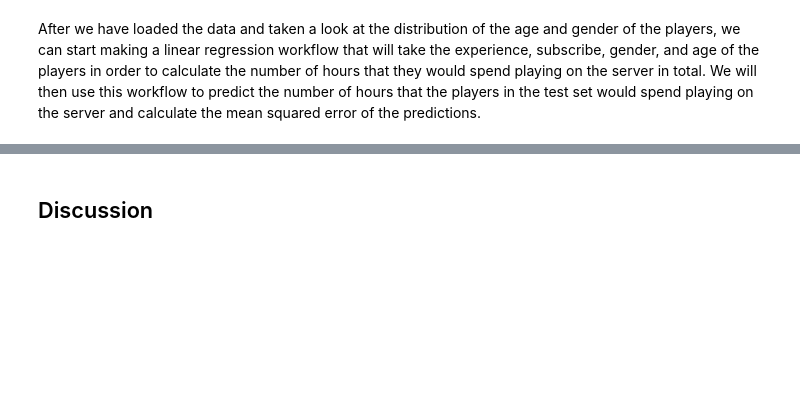
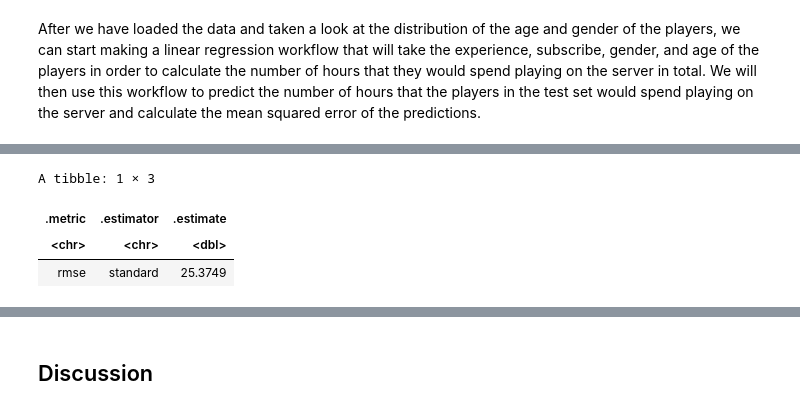
Before and after one commit to 0xc60f/dsci-100-2024w1-group-004-3, a Jupyter notebook: report.ipynb, the cells around one changed output, grey strips where cells are left out. Saved outputs shown, nothing was run; the diff lists cells and outputs as text; code cells hidden in the pictures; blank space fills up the shorter version.

```diff
--- a/report.ipynb
+++ b/report.ipynb
@@ -153,0 +146,24 @@ ERROR: Error in vfold_cv(players_train, v = 5, strata = played_hours): could not
+# %%
+set.seed(1992)
+
+knn_final_spec <- nearest_neighbor(weight_func = "rectangular", neighbors = 72) |>
+      set_engine("kknn") |>
+      set_mode("regression")
+
+knn_fit <- workflow() |>
+    add_recipe(players_knn_recipe) |>
+    add_model(knn_final_spec) |>
+    fit(data = players_train)
+
+knn_summary <- knn_fit |>
+  predict(players_test) |>
+  bind_cols(players_test) |>
+  metrics(truth = played_hours, estimate = .pred) |>
+  filter(.metric == 'rmse')
+
+knn_summary
+# %% [output]
+A tibble: 1 × 3
+| .metric | .estimator | .estimate |
+| <chr> | <chr> | <dbl> |
+| rmse | standard | 25.3749 |
```
Also changed, not shown: parts of 7 cells of this notebook.
